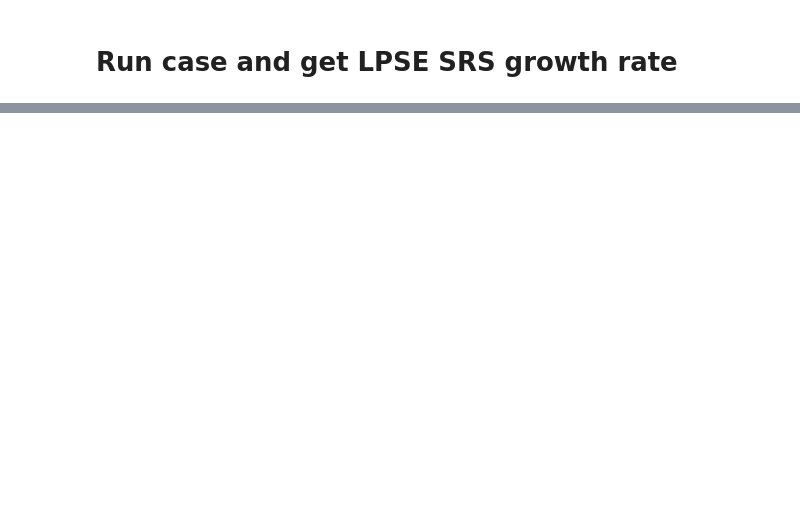
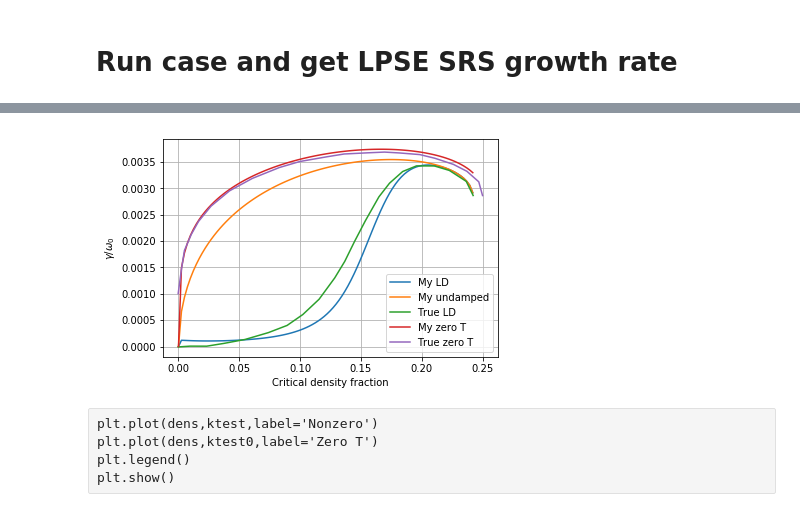
Before and after one commit to andrewanguswarwick/lpse_workflow, a Jupyter notebook: infinite_homogeneous_plasma/case_workflow.ipynb, the cells around one changed output, grey strips where cells are left out. Drawn from its saved outputs; the diff is of its cells as text; code cells hidden in the pictures; blank space fills up the shorter version.

```diff
--- a/infinite_homogeneous_plasma/case_workflow.ipynb
+++ b/infinite_homogeneous_plasma/case_workflow.ipynb
@@ -31,7 +31,7 @@ lpse.add_class(jc)
 gr = wf.gridding()
 gr.grid.sizes = 1.0 # microns
 gr.grid.nodes = 10
-gr.grid.antiAliasing.isAutomatic = 'true'
+gr.grid.antiAliasing.isAutomatic = 'false'
 gr.grid.antiAliasing.range = 0.333
 lpse.add_class(gr)
 # %%
@@ -173,0 +319,36 @@ lpse.plot_metric('EPW_energy',loglin=True)
+# %%
+# Get known theory results
+undampedx = []; undampedy = []
+dampedx = []; dampedy = []
+with open('ihp_undamped.csv','r') as fp:
+  for line in fp:
+    lin = line.strip().split(',')
+    undampedx.append(float(lin[0]))
+    undampedy.append(float(lin[1]))
+with open('ihp_landau_damped.csv','r') as fp:
+  for line in fp:
+    lin = line.strip().split(',')
+    dampedx.append(float(lin[0]))
+    dampedy.append(float(lin[1]))
+# %%
+# Compare theory plots
+dens,gammas,ktest,gamma0s,LDs = ihp.srs_theory_curve(lpse)
+dens0,gammas0,ktest0,gamma0s0, scrp = ihp.srs_theory_curve(lpse,zerotemp=True)
+plt.plot(dens,gammas,label='My LD')
+# plt.plot(dens,LDs,label='My LD rate')
+plt.plot(dens,gamma0s,label='My undamped')
+plt.plot(dampedx,dampedy,label='True LD')
+plt.plot(dens0,gammas0,label='My zero T')
+plt.plot(undampedx,undampedy,label='True zero T')
+plt.xlabel('Critical density fraction')
+plt.ylabel(r'$\gamma/\omega_0$')
+plt.legend()
+plt.grid()
+plt.show()
+# %% [output]
+[figure, added]
+# %% [raw]
+plt.plot(dens,ktest,label='Nonzero')
+plt.plot(dens,ktest0,label='Zero T')
+plt.legend()
+plt.show()
```
Also changed, not shown: parts of 13 cells of this notebook, 8 other files.
